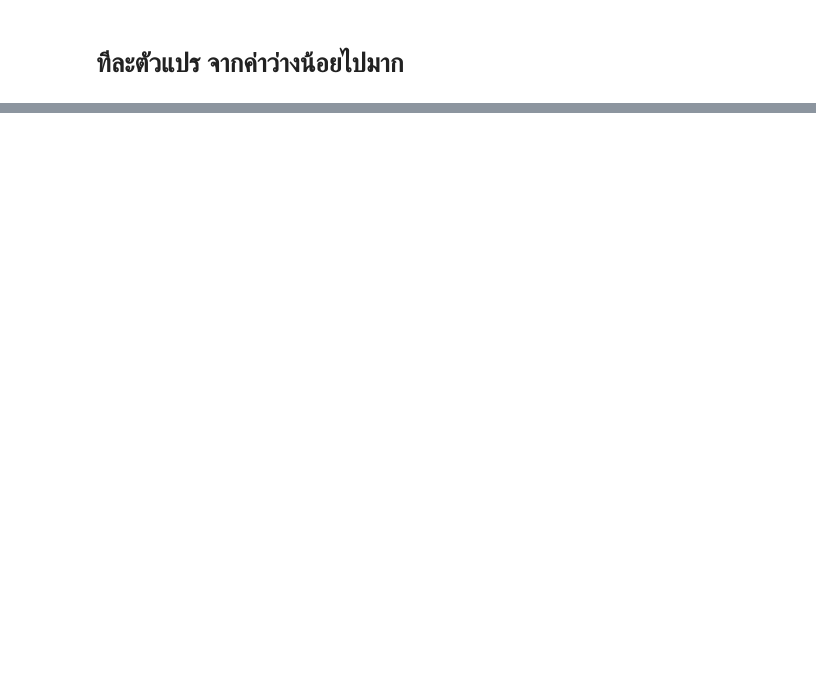
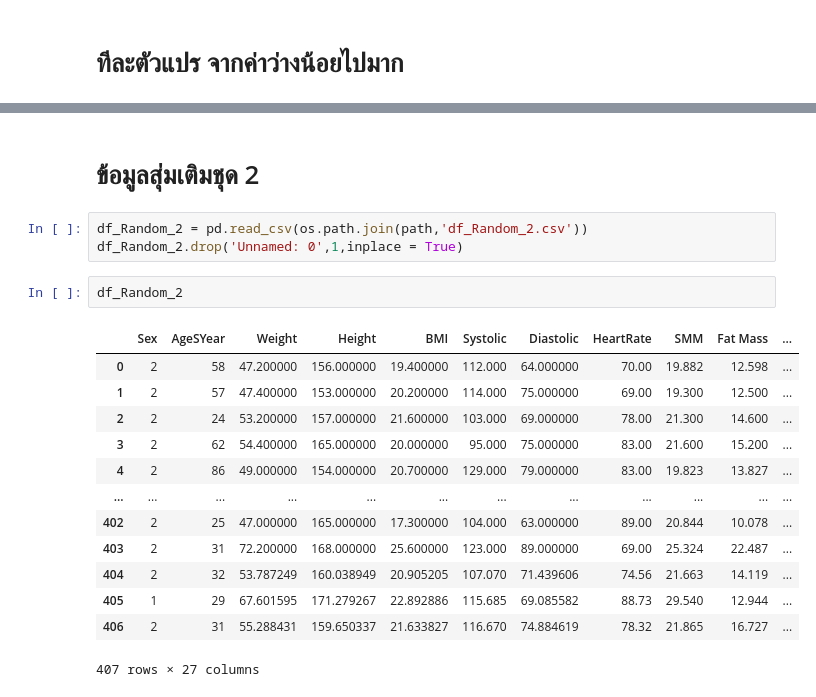
Before and after one commit to Worachet-Ch/Project, a Jupyter notebook: Lasso.ipynb, the cells around one changed output, grey strips where cells are left out. Cells and saved outputs as stored; diff of their text form; blank space fills up the shorter version.

```diff
--- a/Lasso.ipynb
+++ b/Lasso.ipynb
@@ -148,0 +177,21 @@ MAE Test: 0.7092266861997696
+# %% [markdown]
+# ข้อมูลสุ่มเติมชุด 2
+# %%
+df_Random_2 = pd.read_csv(os.path.join(path,'df_Random_2.csv'))
+df_Random_2.drop('Unnamed: 0',1,inplace = True)
+# %%
+df_Random_2
+# %% [output]
+|  | Sex | AgeSYear | Weight | Height | BMI | Systolic | Diastolic | HeartRate | SMM | Fat Mass | ... |
+| 0 | 2 | 58 | 47.200000 | 156.000000 | 19.400000 | 112.000 | 64.000000 | 70.00 | 19.882 | 12.598 | ... |
+| 1 | 2 | 57 | 47.400000 | 153.000000 | 20.200000 | 114.000 | 75.000000 | 69.00 | 19.300 | 12.500 | ... |
+| 2 | 2 | 24 | 53.200000 | 157.000000 | 21.600000 | 103.000 | 69.000000 | 78.00 | 21.300 | 14.600 | ... |
+| 3 | 2 | 62 | 54.400000 | 165.000000 | 20.000000 | 95.000 | 75.000000 | 83.00 | 21.600 | 15.200 | ... |
+| 4 | 2 | 86 | 49.000000 | 154.000000 | 20.700000 | 129.000 | 79.000000 | 83.00 | 19.823 | 13.827 | ... |
+| ... | ... | ... | ... | ... | ... | ... | ... | ... | ... | ... | ... |
+| 402 | 2 | 25 | 47.000000 | 165.000000 | 17.300000 | 104.000 | 63.000000 | 89.00 | 20.844 | 10.078 | ... |
+| 403 | 2 | 31 | 72.200000 | 168.000000 | 25.600000 | 123.000 | 89.000000 | 69.00 | 25.324 | 22.487 | ... |
+| 404 | 2 | 32 | 53.787249 | 160.038949 | 20.905205 | 107.070 | 71.439606 | 74.56 | 21.663 | 14.119 | ... |
+| 405 | 1 | 29 | 67.601595 | 171.279267 | 22.892886 | 115.685 | 69.085582 | 88.73 | 29.540 | 12.944 | ... |
+| 406 | 2 | 31 | 55.288431 | 159.650337 | 21.633827 | 116.670 | 74.884619 | 78.32 | 21.865 | 16.727 | ... |
+407 rows × 27 columns
```
Also changed, not shown: parts of 18 cells of this notebook.
